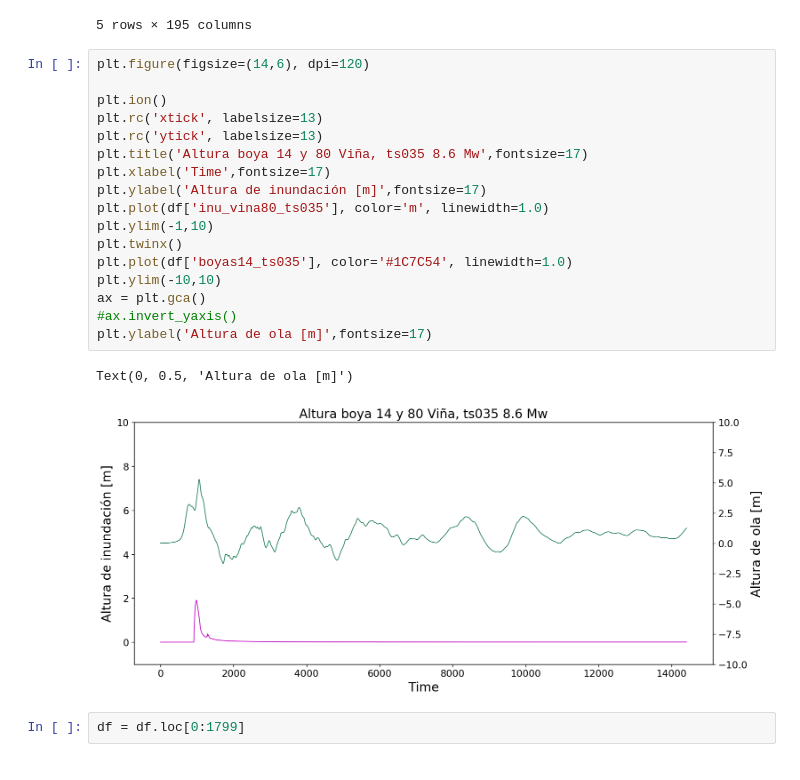
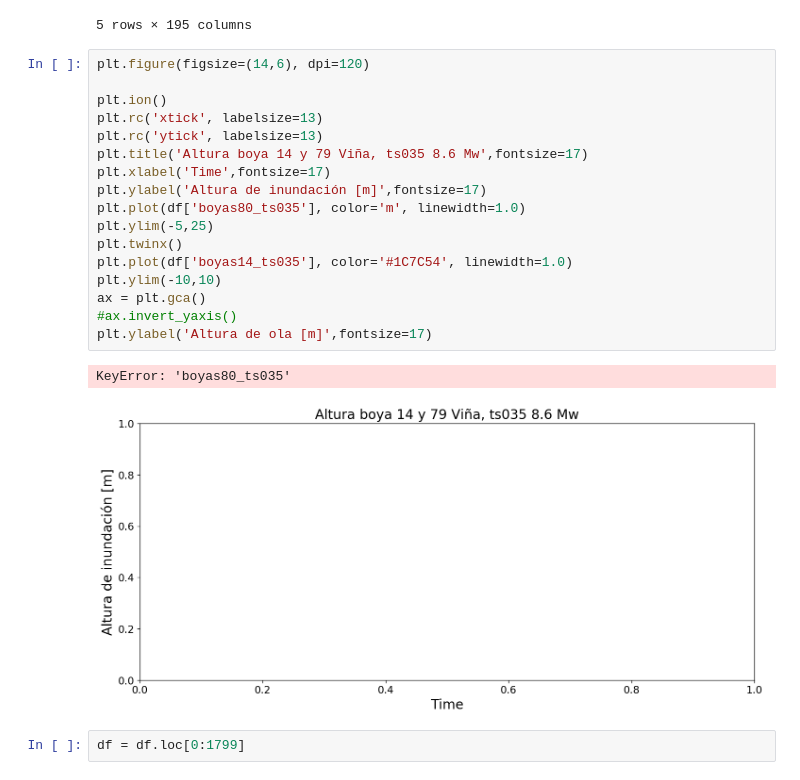
Before and after one commit to jorgenunezc/tsunami-warning, a Jupyter notebook: cnn_hysea.ipynb, the cells around one changed output. Drawn from its saved outputs; the diff is of its cells as text.

```diff
--- a/cnn_hysea.ipynb
+++ b/cnn_hysea.ipynb
@@ -53,23 +76,23 @@ df.head()
 # %%
 plt.figure(figsize=(14,6), dpi=120)
 
 plt.ion()
 plt.rc('xtick', labelsize=13)
 plt.rc('ytick', labelsize=13)
-plt.title('Altura boya 14 y 80 Viña, ts035 8.6 Mw',fontsize=17)
+plt.title('Altura boya 14 y 79 Viña, ts035 8.6 Mw',fontsize=17)
 plt.xlabel('Time',fontsize=17)
 plt.ylabel('Altura de inundación [m]',fontsize=17)
-plt.plot(df['inu_vina80_ts035'], color='m', linewidth=1.0)
-plt.ylim(-1,10)
+plt.plot(df['boyas80_ts035'], color='m', linewidth=1.0)
+plt.ylim(-5,25)
 plt.twinx()
 plt.plot(df['boyas14_ts035'], color='#1C7C54', linewidth=1.0)
 plt.ylim(-10,10)
 ax = plt.gca()
 #ax.invert_yaxis()
 plt.ylabel('Altura de ola [m]',fontsize=17)
 # %% [output]
-Text(0, 0.5, 'Altura de ola [m]')
+KeyError: 'boyas80_ts035'
-[figure, old version]
+[figure, new version]
 # %%
 df = df.loc[0:1799]
 # %%
```
Also changed, not shown: parts of 18 cells of this notebook, 5 other files.
